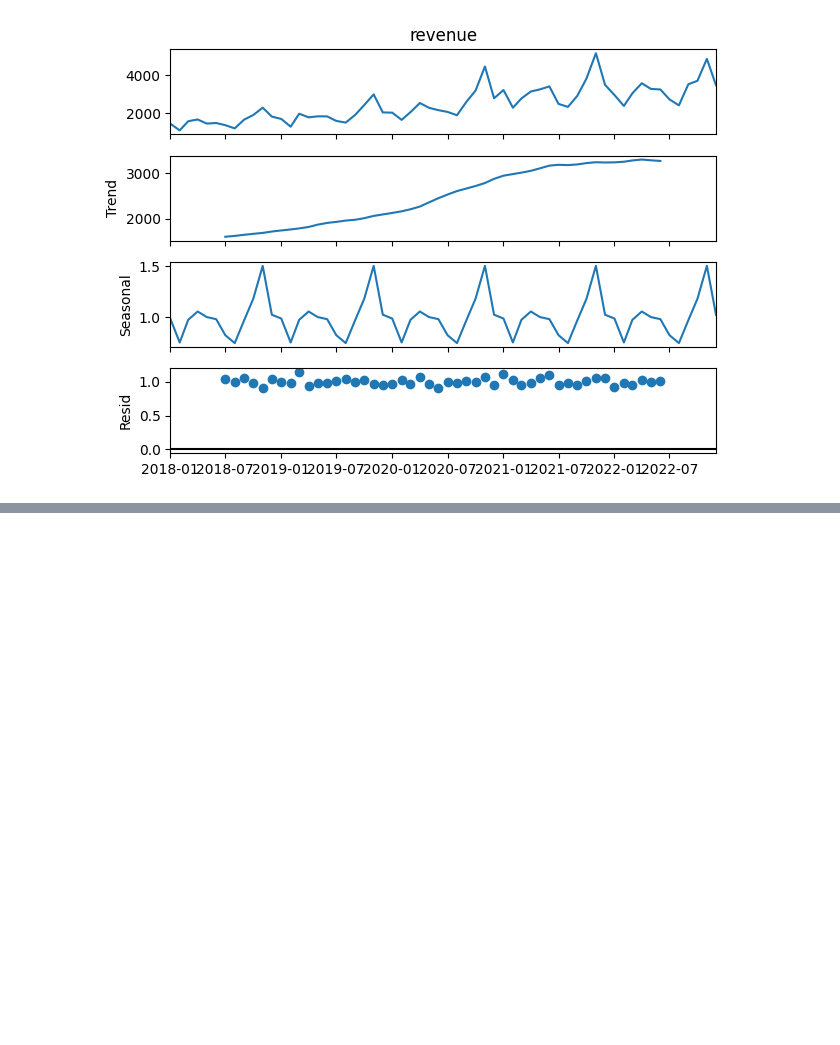
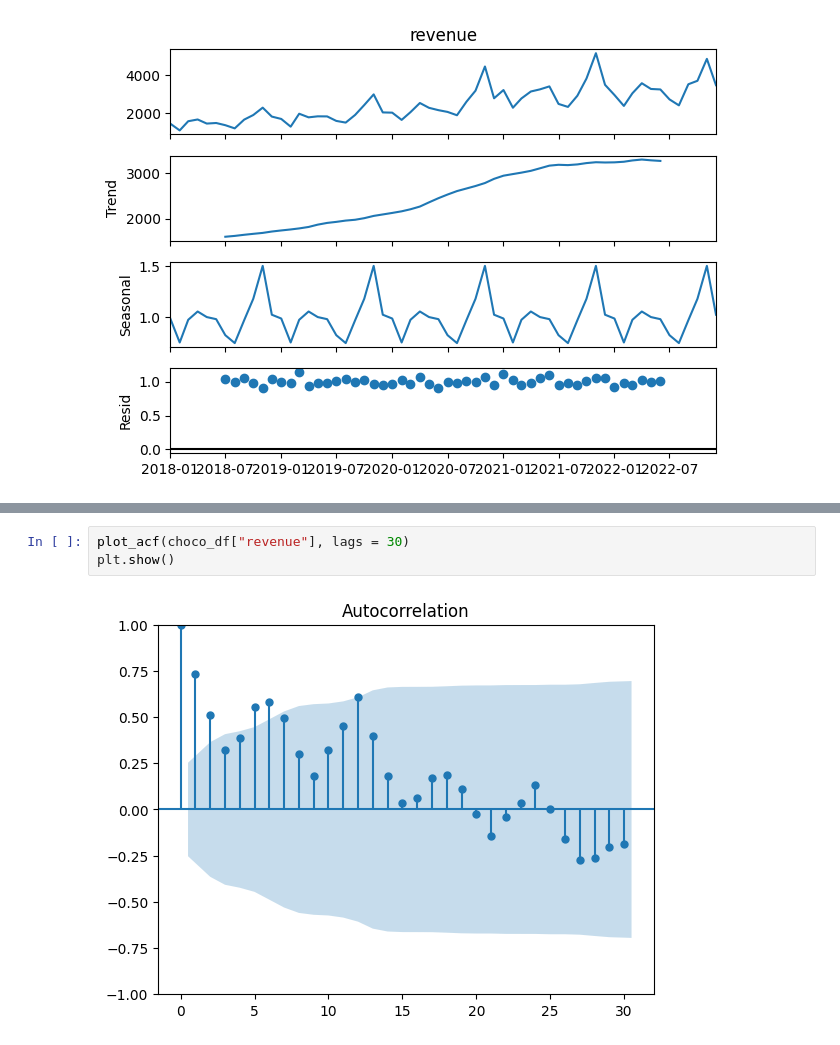
Before and after one commit to edwardns2/PythonML, a Jupyter notebook: files/apple_stock.ipynb, the cells around one changed output, grey strips where cells are left out. Drawn from its saved outputs; the diff is of its cells as text; blank space fills up the shorter version.

```diff
--- a/files/apple_stock.ipynb
+++ b/files/apple_stock.ipynb
@@ -487,0 +499,5 @@ fig = decomposition1.plot()
+# %%
+plot_acf(choco_df["revenue"], lags = 30)
+plt.show()
+# %% [output]
+[figure, added]
```
Also changed, not shown: parts of 10 cells of this notebook, 1 other file.
